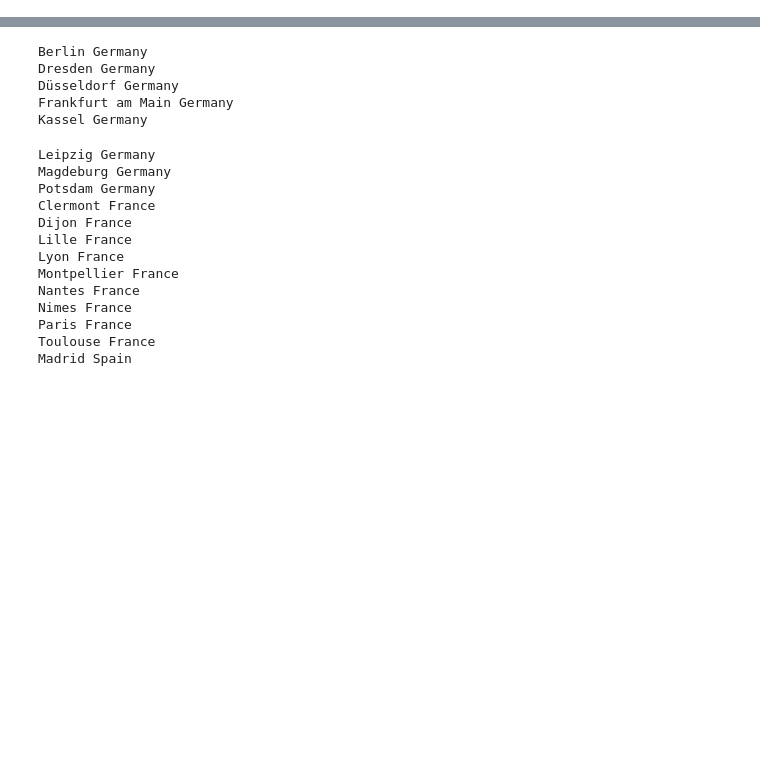
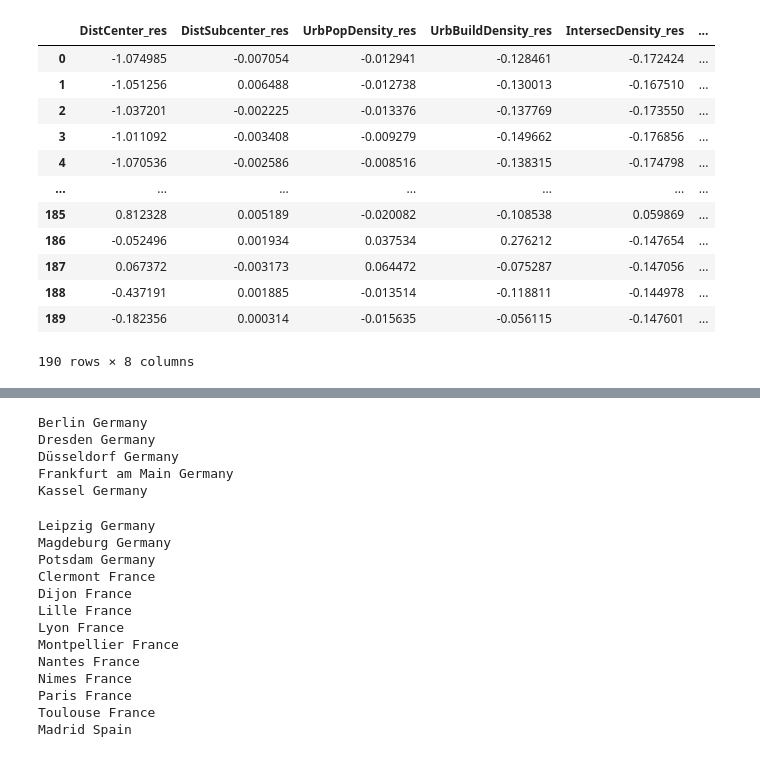
Before and after one commit to peterberr/sufficcs_mobility, a Jupyter notebook: models/shap_postcode_dist_agg.ipynb, the cells around one changed output, grey strips where cells are left out. Cells and saved outputs as stored; diff of their text form; code cells hidden in the pictures; blank space fills up the shorter version.

```diff
--- a/models/shap_postcode_dist_agg.ipynb
+++ b/models/shap_postcode_dist_agg.ipynb
@@ -95,0 +85,16 @@ feat_ori
+# %%
+feat_ori
+# %% [output]
+|  | DistCenter_res | DistSubcenter_res | UrbPopDensity_res | UrbBuildDensity_res | IntersecDensity_res | ... |
+| 0 | -1.074985 | -0.007054 | -0.012941 | -0.128461 | -0.172424 | ... |
+| 1 | -1.051256 | 0.006488 | -0.012738 | -0.130013 | -0.167510 | ... |
+| 2 | -1.037201 | -0.002225 | -0.013376 | -0.137769 | -0.173550 | ... |
+| 3 | -1.011092 | -0.003408 | -0.009279 | -0.149662 | -0.176856 | ... |
+| 4 | -1.070536 | -0.002586 | -0.008516 | -0.138315 | -0.174798 | ... |
+| ... | ... | ... | ... | ... | ... | ... |
+| 185 | 0.812328 | 0.005189 | -0.020082 | -0.108538 | 0.059869 | ... |
+| 186 | -0.052496 | 0.001934 | 0.037534 | 0.276212 | -0.147654 | ... |
+| 187 | 0.067372 | -0.003173 | 0.064472 | -0.075287 | -0.147056 | ... |
+| 188 | -0.437191 | 0.001885 | -0.013514 | -0.118811 | -0.144978 | ... |
+| 189 | -0.182356 | 0.000314 | -0.015635 | -0.056115 | -0.147601 | ... |
+190 rows × 8 columns
```
Also changed, not shown: parts of 5 cells of this notebook, 26 other files.
